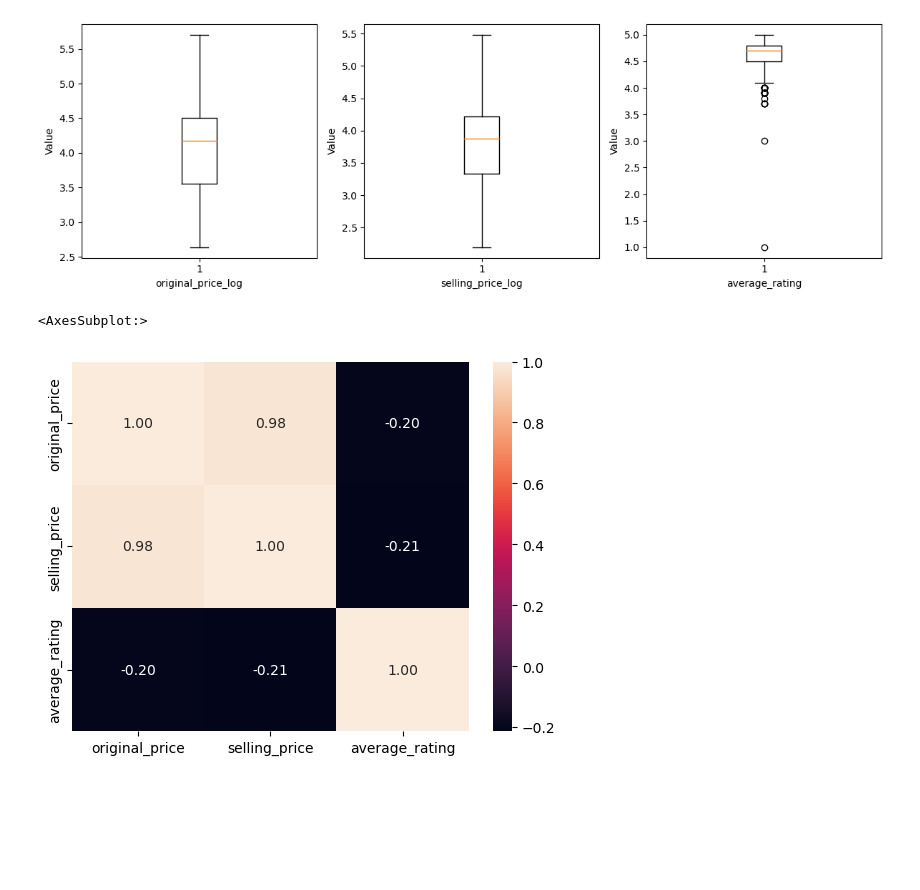
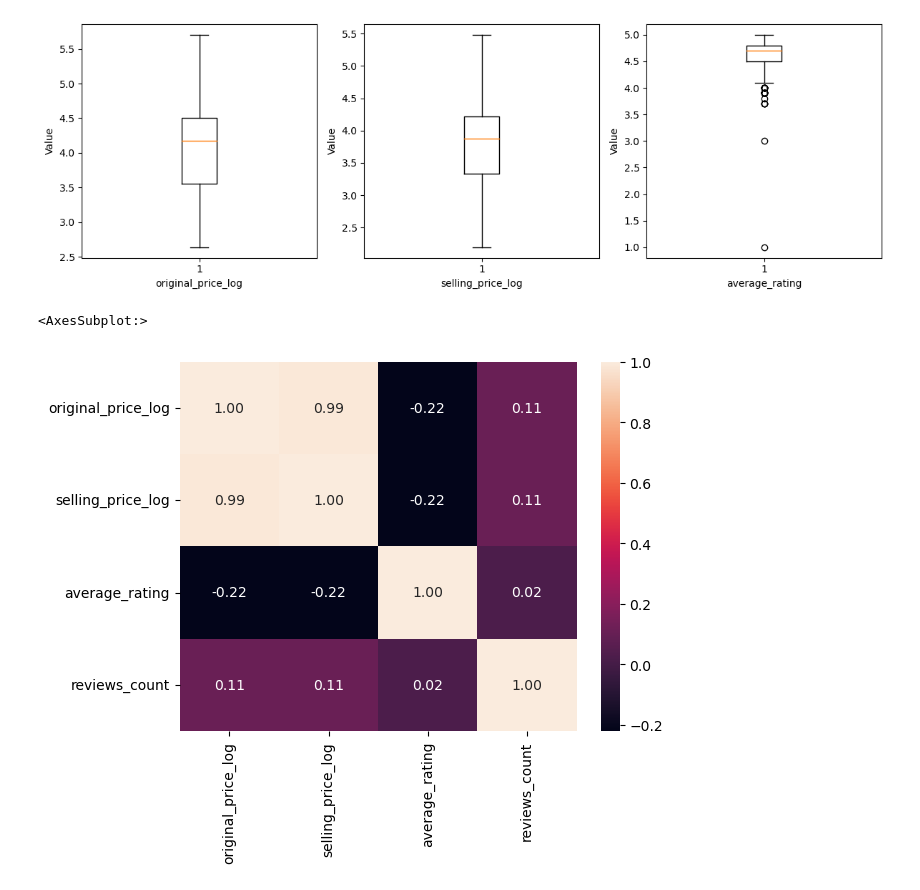
Before and after one commit to baldeamadu/Adidas_EDA, a Jupyter notebook: ADIDAS_EDA.ipynb, the cells around one changed output. Drawn from its saved outputs; the diff is of its cells as text; code cells hidden in the pictures; blank space fills up the shorter version.

```diff
--- a/ADIDAS_EDA.ipynb
+++ b/ADIDAS_EDA.ipynb
@@ -328,7 +328,8 @@ plt.show()
 # %% [output]
 [figure]
 # %%
-sns.heatmap(data_set[vars_to_plot].corr(), annot=True, fmt='.2f')
+var_int = ['original_price_log', 'selling_price_log', 'average_rating','reviews_count']
+sns.heatmap(data_set[var_int].corr(), annot=True, fmt='.2f')
 # %% [output]
 <AxesSubplot:>
-[figure, old version]
+[figure, new version]
```
Also changed, not shown: parts of 15 cells of this notebook.
